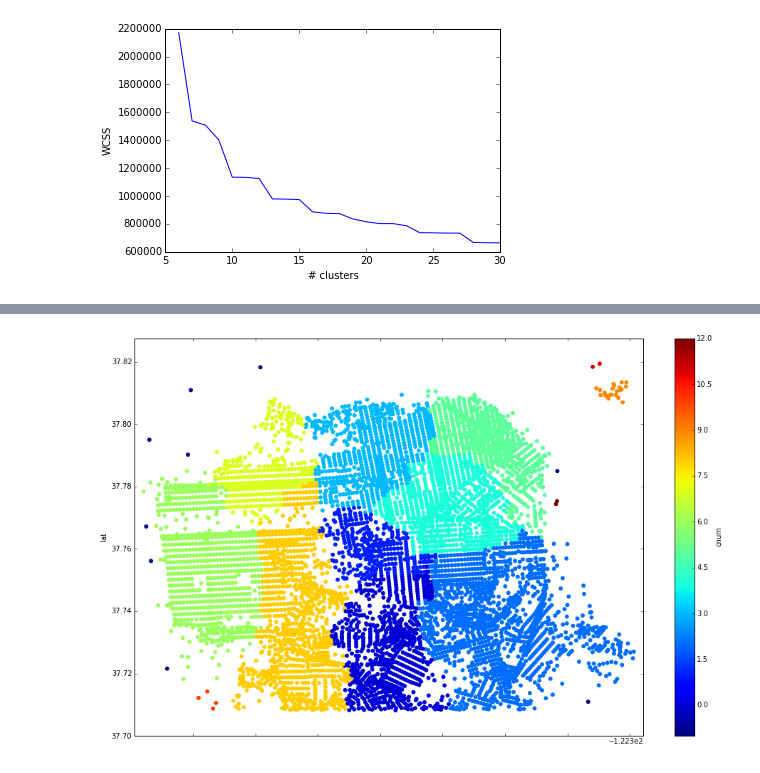
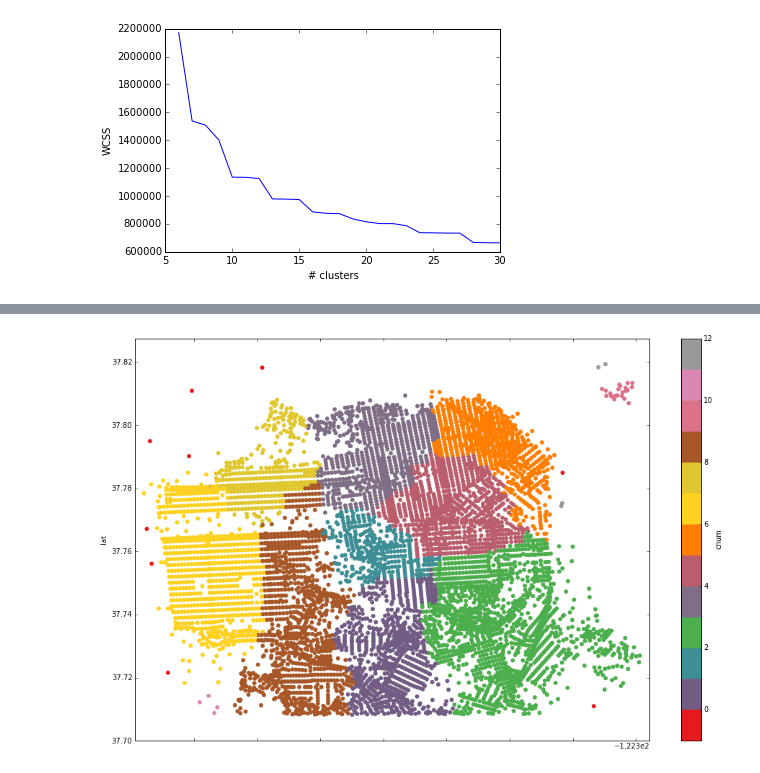
Before and after one commit to crupley/hoodie-development, a Jupyter notebook: explore/evaluate cuts.ipynb, the cells around one changed output, grey strips where cells are left out. Cells and saved outputs as stored; diff of their text form; code cells hidden in the pictures.

```diff
--- a/explore/evaluate cuts.ipynb
+++ b/explore/evaluate cuts.ipynb
@@ -525,7 +563,12 @@ df['cnum'] = a.assign_clusters(df, g)
+# %%
+# cmap = colors.ListedColormap(clist)
+cmap = colors.Colormap('CMRmap')
+bounds=range(-1, 13)
+norm = colors.BoundaryNorm(bounds, cmap.N)
 # %%
 df.plot(kind='scatter', x = 'lon', y = 'lat', c = 'cnum',
-        linewidths = 0, cmap = 'jet', figsize = (16, 10), s=35)
+        linewidths = 0, cmap = 'Set1', figsize = (16, 10), s=35, norm=norm)
 plt.axis('equal')
 plt.margins(0);
 # %% [output]
-[figure, old version]
+[figure, new version]
```
Also changed, not shown: parts of 12 cells of this notebook, 3 other files.
